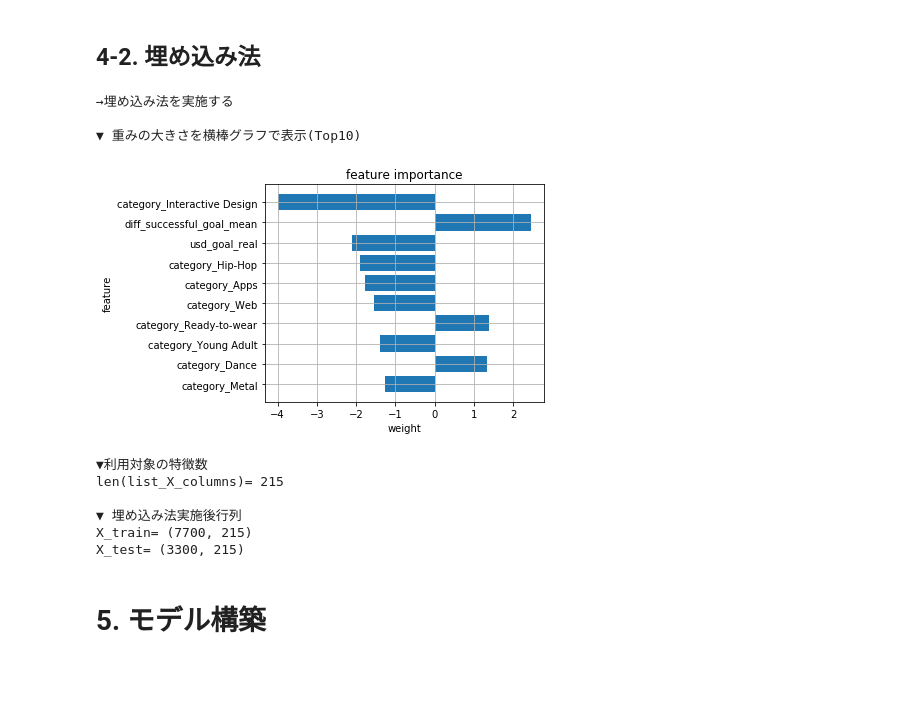
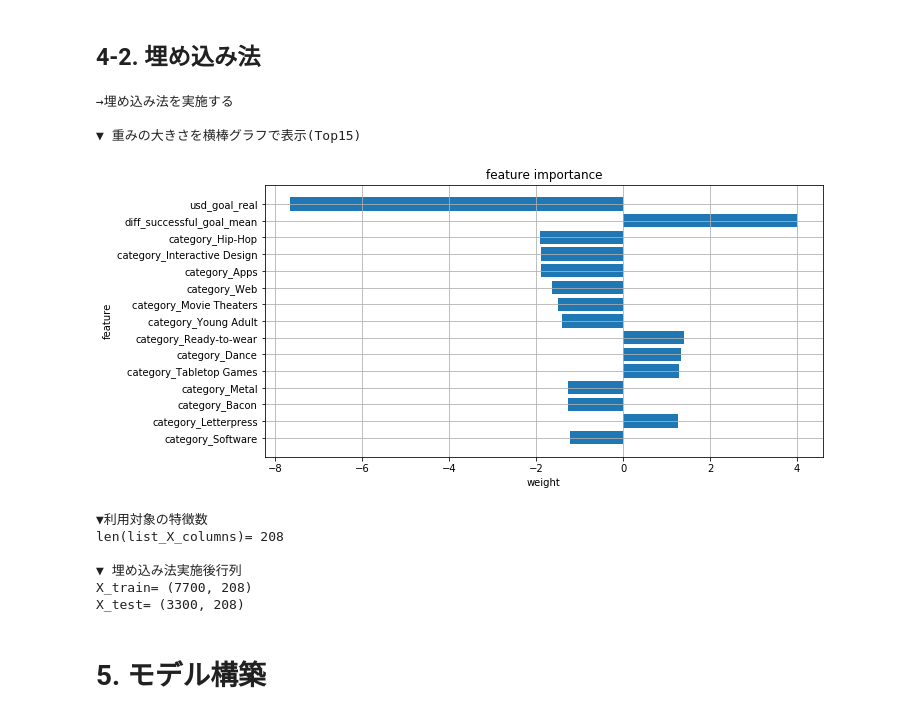
Before and after one commit to arsma12/skillupAI, a Jupyter notebook: Day3_work_長谷川雅代.ipynb, the cells around one changed output. Cells and saved outputs as stored; diff of their text form; code cells hidden in the pictures; blank space fills up the shorter version.

```diff
--- a/Day3_work_長谷川雅代.ipynb
+++ b/Day3_work_長谷川雅代.ipynb
@@ -742,7 +748,7 @@ tb1 = df[df['state']==1][['category','usd_goal_real']]
 tb1 = tb1.reset_index(drop=True).rename(columns={"usd_goal_real" : "successful_goal_mean"})
 tb1_sub = tb1.groupby('category').mean()
 df = df.merge(tb1_sub, on = 'category')
-df['diff_successful_goal_mean'] = df.successful_goal_mean - df.usd_goal_real
+df['diff_successful_goal_mean'] = abs(df.successful_goal_mean - df.usd_goal_real)
 df = df.drop(['successful_goal_mean'], axis=1)
 
 max_diff_goal = max(df['diff_successful_goal_mean'])
@@ -1039,47 +1045,47 @@ if(selectFromModel_flg):
     res_df['abs_w'] = abs( res_df['weight'] )
 
     # 重みの大きさを横棒グラフで表示
-    print('\n▼ 重みの大きさを横棒グラフで表示(Top10)')
+    print('\n▼ 重みの大きさを横棒グラフで表示(Top15)')
     res_df = res_df.sort_values('abs_w', ascending=False)
     res_df.reset_index(drop=True,inplace=True)
-    res_df_head = res_df.head(10)
-    plt.figure(figsize=(5, 4))
+    res_df_head = res_df.head(15)
+    plt.figure(figsize=(10, 5))
     plt.barh(np.arange(len(res_df_head['feature']))[::-1], res_df_head['weight'], align='center')
     plt.yticks(np.arange(len(res_df_head['feature']))[::-1], res_df_head['feature'])
     plt.title('feature importance')
     plt.xlabel('weight')
     plt.ylabel('feature')
     plt.grid()
     plt.show()
 
     remove_feature = X_columns[ ~sfm.get_support()]
     for f in remove_feature:
         list_X_columns.remove(f)
         f_write(f + ' is dropped. ')
 
     print('\n▼利用対象の特徴数')
     print('len(list_X_columns)=',len(list_X_columns))
 
     X_train = X_train[:,sfm.get_support()]
     X_test = X_test[:,sfm.get_support()]
 
     print('\n▼ 埋め込み法実施後行列')
     print('X_train=',X_train.shape)
     print('X_test=',X_test.shape)
 else:
     print('→埋め込み法を実施しない')
     f_write('│埋め込み法を実施しない')
 # %% [output]
 →埋め込み法を実施する
 
-▼ 重みの大きさを横棒グラフで表示(Top10)
+▼ 重みの大きさを横棒グラフで表示(Top15)
-[figure, old version]
+[figure, new version]
 ▼利用対象の特徴数
-len(list_X_columns)= 215
+len(list_X_columns)= 208
 
 ▼ 埋め込み法実施後行列
-X_train= (7700, 215)
-X_test= (3300, 215)
+X_train= (7700, 208)
+X_test= (3300, 208)
 # %% [markdown]
 # 5. モデル構築<a id='modeling'></a>
 # %%
```
Also changed, not shown: parts of 16 cells of this notebook.
